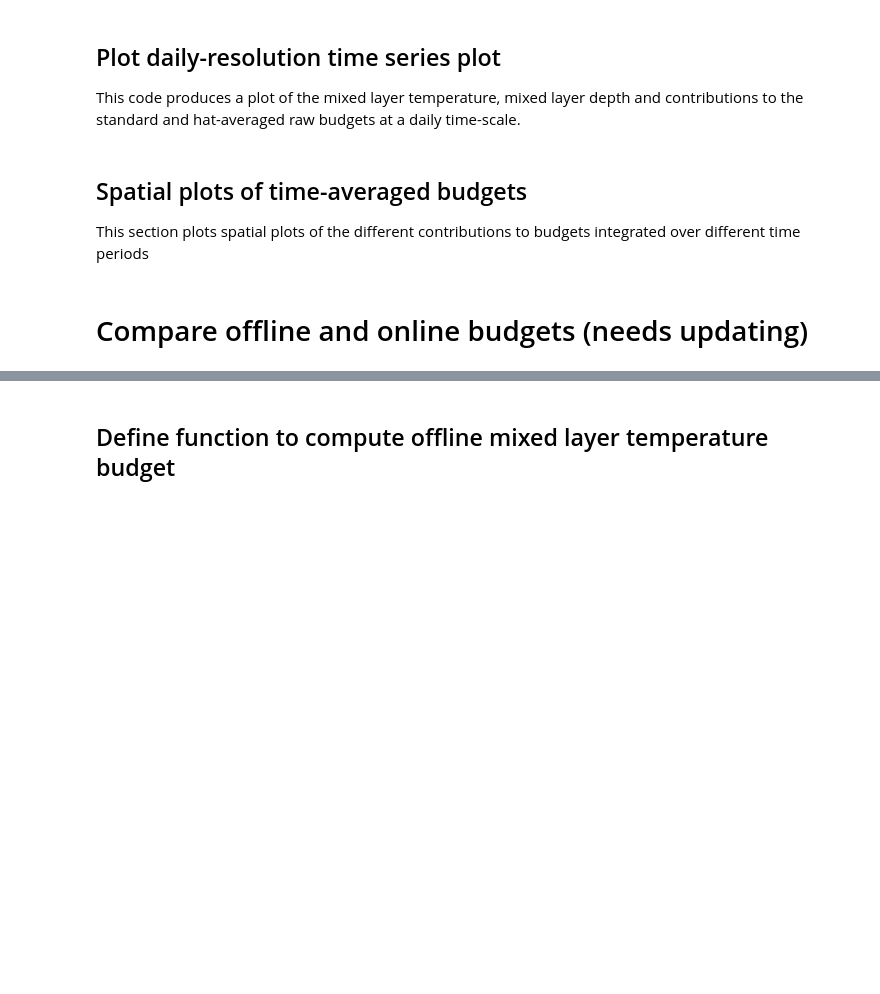
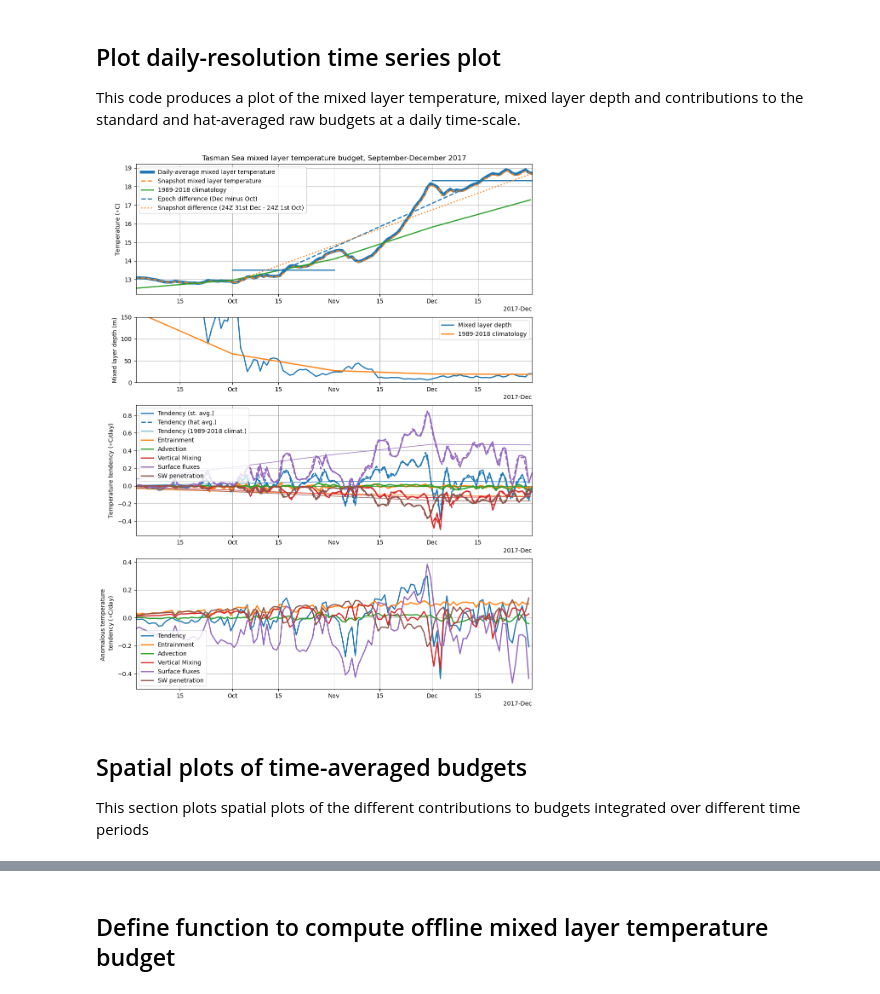
Before and after one commit to rmholmes/access-om2-sst-budget, a Jupyter notebook: Mixed_Layer_Heat_Budget_ACCESS-OM2_online.ipynb, the cells around one changed output, grey strips where cells are left out. Drawn from its saved outputs; the diff is of its cells as text; code cells hidden in the pictures; blank space fills up the shorter version.

```diff
--- a/Mixed_Layer_Heat_Budget_ACCESS-OM2_online.ipynb
+++ b/Mixed_Layer_Heat_Budget_ACCESS-OM2_online.ipynb
@@ -388,15 +494,3 @@ for var in list(mlt_budget_stavg.data_vars):
 
 # Multiply by Delta t for differences:
 mlt_budget_stavg = mlt_budget_stavg*(ds_day_budget.average_DT/np.timedelta64(1,'s'))
-# %%
-# Daily falling average budget:
-mlt_budget_falavg = (ds_day_budget_falavg['temp_tendency_in_mld']/rho0/Cp).rename('fixedh_tendency').to_dataset()
-for var in bud_var_grps.keys():
-    mlt_budget_falavg[var] = ds_day_budget_falavg[bud_var_grps[var][0]]/rho0/Cp
-    if (len(bud_var_grps[var])>1):
-        for raw_var in bud_var_grps[var][1:]:
-            mlt_budget_falavg[var] += ds_day_budget_falavg[raw_var]/rho0/Cp
-
-mlt_budget_falavg['residual'] = mlt_budget_falavg['fixedh_tendency'].copy(deep=True)
-for var in list(mlt_budget_falavg.data_vars):
-    mlt_budget_falavg['residual'] -= mlt_budget_falavg[var]
@@ -456,14 +553,19 @@ sreg = [150-360,168-360,-44,-38] # Tasman Sea region from Kajtar et al. 2022
 ds_clim1 = ds_clim.sel(xt_ocean=slice(sreg[0],sreg[1]),yt_ocean=slice(sreg[2],sreg[3])).mean(['xt_ocean','yt_ocean']).assign_coords({'time':[np.datetime64('2017-01')+np.timedelta64(x,'M') for x in range(12)]})
 ds_clim2 = ds_clim.sel(xt_ocean=slice(sreg[0],sreg[1]),yt_ocean=slice(sreg[2],sreg[3])).mean(['xt_ocean','yt_ocean']).assign_coords({'time':[np.datetime64('2018-01')+np.timedelta64(x,'M') for x in range(12)]})
 ds_climA = xr.concat([ds_clim1,ds_clim2],dim='time').resample(time='1D').interpolate("linear").sel(time=slice('2017-09-01','2017-12-31'))
+
+#
+mlt_budget_stavg_clim1 = mlt_budget_stavg_clim.sel(xt_ocean=slice(sreg[0],sreg[1]),yt_ocean=slice(sreg[2],sreg[3])).mean(['xt_ocean','yt_ocean']).assign_coords({'time':[np.datetime64('2017-01')+np.timedelta64(x,'M') for x in range(12)]})
+mlt_budget_stavg_clim2 = mlt_budget_stavg_clim.sel(xt_ocean=slice(sreg[0],sreg[1]),yt_ocean=slice(sreg[2],sreg[3])).mean(['xt_ocean','yt_ocean']).assign_coords({'time':[np.datetime64('2018-01')+np.timedelta64(x,'M') for x in range(12)]})
+mlt_budget_stavg_climA = xr.concat([mlt_budget_stavg_clim1,mlt_budget_stavg_clim2],dim='time').resample(time='1D').interpolate("linear").sel(time=slice('2017-09-01','2017-12-31'))
 # %%
-fig, axes = plt.subplots(nrows=3,ncols=1,figsize=(12,12),height_ratios=[1.,0.5,1.])
+fig, axes = plt.subplots(nrows=4,ncols=1,figsize=(12,16),height_ratios=[1.,0.5,1.,1.])
 
 mlt = (ds_day.temp_in_mld/rho0).sel(xt_ocean=slice(sreg[0],sreg[1]),yt_ocean=slice(sreg[2],sreg[3])).mean(['xt_ocean','yt_ocean'])
 mlt_snap = (ds_day_snapshot.temp_in_mld/rho0).sel(xt_ocean=slice(sreg[0],sreg[1]),yt_ocean=slice(sreg[2],sreg[3])).mean(['xt_ocean','yt_ocean'])
 mlt.plot(ax=axes[0],label='Daily-average mixed layer temperature',linewidth=5.)
 mlt_snap.plot(ax=axes[0],label='Snapshot mixed layer temperature',linewidth=2.,linestyle='dashed')
-(ds_climA.temp_in_mld/rho0).plot(ax=axes[0],label='1980-2009 climatology',linewidth=2.)
+(ds_climA.temp_in_mld/rho0).plot(ax=axes[0],label='1989-2018 climatology',linewidth=2.)
 
 # Plot some averages:
 Octavg = mlt.sel(time=slice('2017-10-01','2017-10-31')).mean('time')
@@ -473,42 +575,53 @@ axes[0].plot([np.datetime64('2017-12-01'),np.datetime64('2018-01-01')],[Decavg.v
 axes[0].plot([np.datetime64('2017-10-16T12:00:00'),np.datetime64('2017-12-16T12:00:00')],[Octavg.values,Decavg.values],'-',color='C0',linewidth=2.,linestyle='dashed',label='Epoch difference (Dec minus Oct)')
 axes[0].plot([np.datetime64('2017-10-01'),np.datetime64('2017-12-31')],[mlt_snap.sel(time='2017-10-01',method='nearest'),mlt_snap.sel(time='2017-12-31',method='nearest')],'-',color='C1',linewidth=2.,linestyle='dotted',label='Snapshot difference (24Z 31st Dec - 24Z 1st Oct)')
 
-
 axes[0].legend()
 axes[0].set_title('Tasman Sea mixed layer temperature budget, September-December 2017')
 axes[0].set_ylabel('Temperature ($\circ$C)')
 axes[0].grid()
 
 ds_day.mld.sel(xt_ocean=slice(sreg[0],sreg[1]),yt_ocean=slice(sreg[2],sreg[3])).mean(['xt_ocean','yt_ocean']).plot(ax=axes[1],linewidth=2.,label='Mixed layer depth')
-(ds_climA.mld).plot(ax=axes[1],label='1980-2009 climatology',linewidth=2.)
+(ds_climA.mld).plot(ax=axes[1],label='1989-2018 climatology',linewidth=2.)
 axes[1].set_ylabel('Mixed layer depth (m)')
 axes[1].grid()
 axes[1].legend()
 axes[1].set_ylim([0.,150.])
 
 vars = ['mlt_tendency','entrainment','advection','vert_mixing','surface_flux','sw_pen']
 labels = ['Tendency','Entrainment','Advection','Vertical Mixing','Surface fluxes','SW penetration']
 
-budget_stavg = mlt_budget_stavg_online.sel(xt_ocean=slice(sreg[0],sreg[1]),yt_ocean=slice(sreg[2],sreg[3])).mean(['xt_ocean','yt_ocean'])
-budget_hatavg = mlt_budget_hatavg_online.sel(xt_ocean=slice(sreg[0],sreg[1]),yt_ocean=slice(sreg[2],sreg[3])).mean(['xt_ocean','yt_ocean'])
+budget_stavg = mlt_budget_stavg_daily.sel(xt_ocean=slice(sreg[0],sreg[1]),yt_ocean=slice(sreg[2],sreg[3])).mean(['xt_ocean','yt_ocean'])
+budget_hatavg = mlt_budget_hatavg_daily.sel(xt_ocean=slice(sreg[0],sreg[1]),yt_ocean=slice(sreg[2],sreg[3])).mean(['xt_ocean','yt_ocean'])
+budget_stavg_clim = mlt_budget_stavg_climA
 unit_conv = 86400
 
 for j, var in enumerate(vars):
     if j == 0:
         (budget_stavg[var]*unit_conv).plot(ax=axes[2],color='C' + str(j),linewidth=2.,label=labels[j] + ' (st. avg.)')
         (budget_hatavg[var]*unit_conv).plot(ax=axes[2],color='C' + str(j),linewidth=2.,linestyle='dashed',label=labels[j] + ' (hat avg.)')
+        (budget_stavg_clim[var]*unit_conv).plot(ax=axes[2],color='C' + str(j),linewidth=1.,label=labels[j] + ' (1989-2018 climat.)')
     else:
         (budget_stavg[var]*unit_conv).plot(ax=axes[2],color='C' + str(j),linewidth=2.,label=labels[j])
         (budget_hatavg[var]*unit_conv).plot(ax=axes[2],color='C' + str(j),linewidth=2.,linestyle='dashed')
+        (budget_stavg_clim[var]*unit_conv).plot(ax=axes[2],color='C' + str(j),linewidth=1)
 axes[2].legend()
 axes[2].set_ylabel('Temperature tendency ($\circ$C/day)')
 axes[2].grid()
+
+budget_stavg_clim_daily = mlt_budget_stavg_climA.interp(time=budget_stavg.time)
+for j, var in enumerate(vars):
+    ((budget_stavg[var]-budget_stavg_clim_daily[var])*unit_conv).plot(ax=axes[3],color='C' + str(j),linewidth=2,label=labels[j])
+axes[3].legend()
+axes[3].set_ylabel('Anomalous temperature \n tendency ($\circ$C/day)')
+axes[3].grid()
 
 for ax in axes:
     ax.set_xlabel('')
     ax.set_xlim([mlt.time[0],mlt.time[-1]])
 
-plt.savefig('MLT_budget_TasmanSea_OctDec2017_time_series.png',dpi=250,bbox_inches='tight')
+plt.savefig('MLT_budget_TasmanSea_OctDec2017_time_series_with_anomalies.png',dpi=250,bbox_inches='tight')
+# %% [output]
+[figure, added]
 # %% [markdown]
 ## Spatial plots of time-averaged budgets
 
@@ -556,5 +669,3 @@ for ax in axs:
 
 plt.tight_layout()
 plt.savefig('MLT_budget_TasmanSea_OctDec2017_spatial.png',dpi=250,bbox_inches='tight')
-# %% [markdown]
-# Compare offline and online budgets (needs updating)
```
Also changed, not shown: parts of 52 cells of this notebook.
